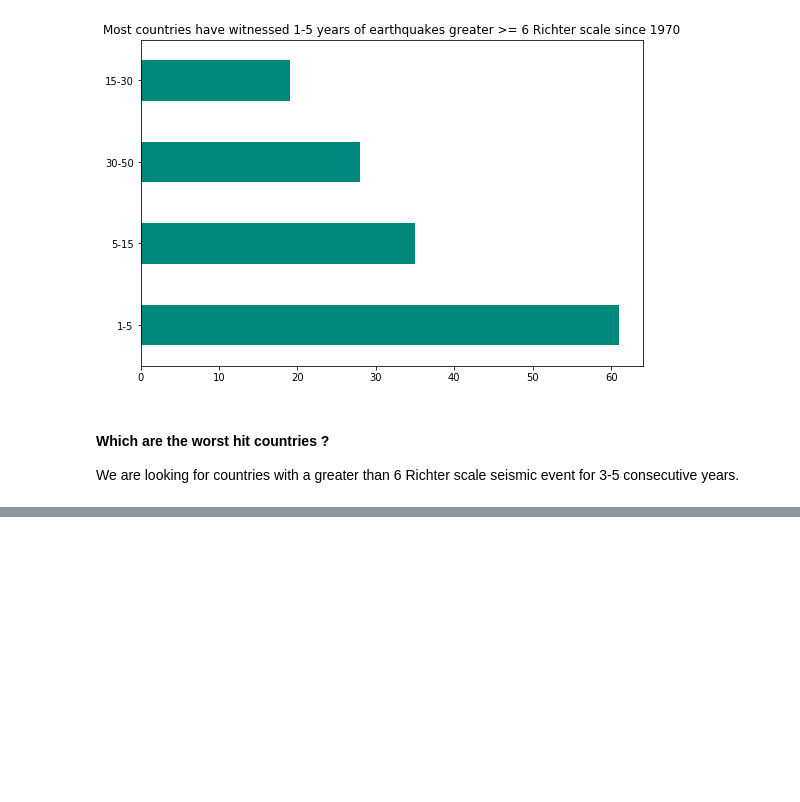
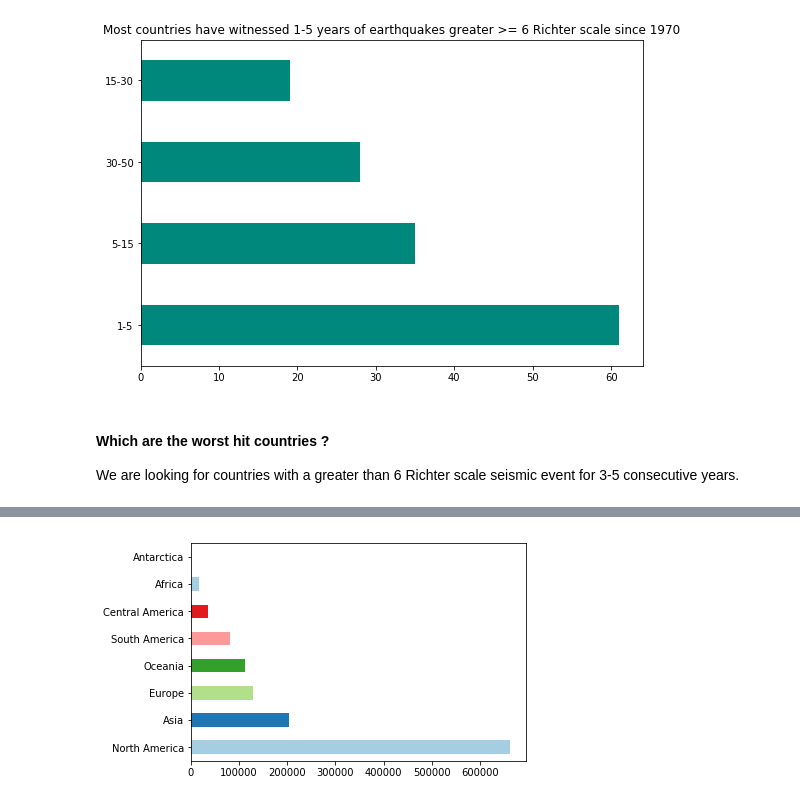
Before and after one commit to fx86/earthquakes, a Jupyter notebook: analysis.ipynb, the cells around one changed output, grey strips where cells are left out. Saved outputs shown, nothing was run; the diff lists cells and outputs as text; code cells hidden in the pictures; blank space fills up the shorter version.

```diff
--- a/analysis.ipynb
+++ b/analysis.ipynb
@@ -247,0 +291,4 @@ temp_df.rolling(5).apply(lambda v: v.sum()==5)
+# %%
+continent = pd.read_csv("countries-continents.csv").set_index('country')['continent'].to_dict()
+# %%
+df['continent'] = df.country.apply(lambda v: continent.get(v, v))
@@ -247,0 +301,4 @@ temp_df.rolling(5).apply(lambda v: v.sum()==5)
+# %%
+_ = df['continent'].value_counts().plot(kind='barh')
+# %% [output]
+[figure, added]
```
Also changed, not shown: parts of 21 cells of this notebook, 1 other file.
